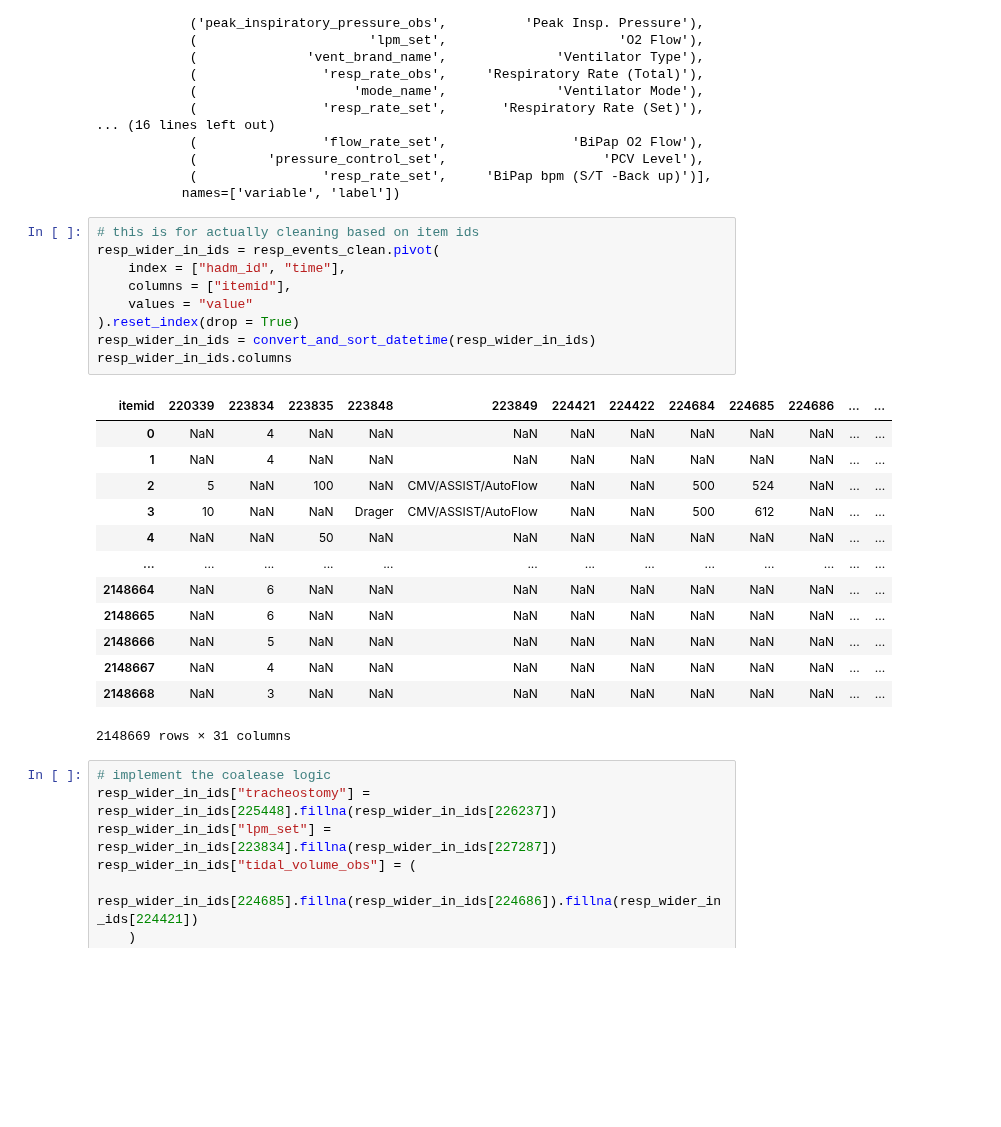
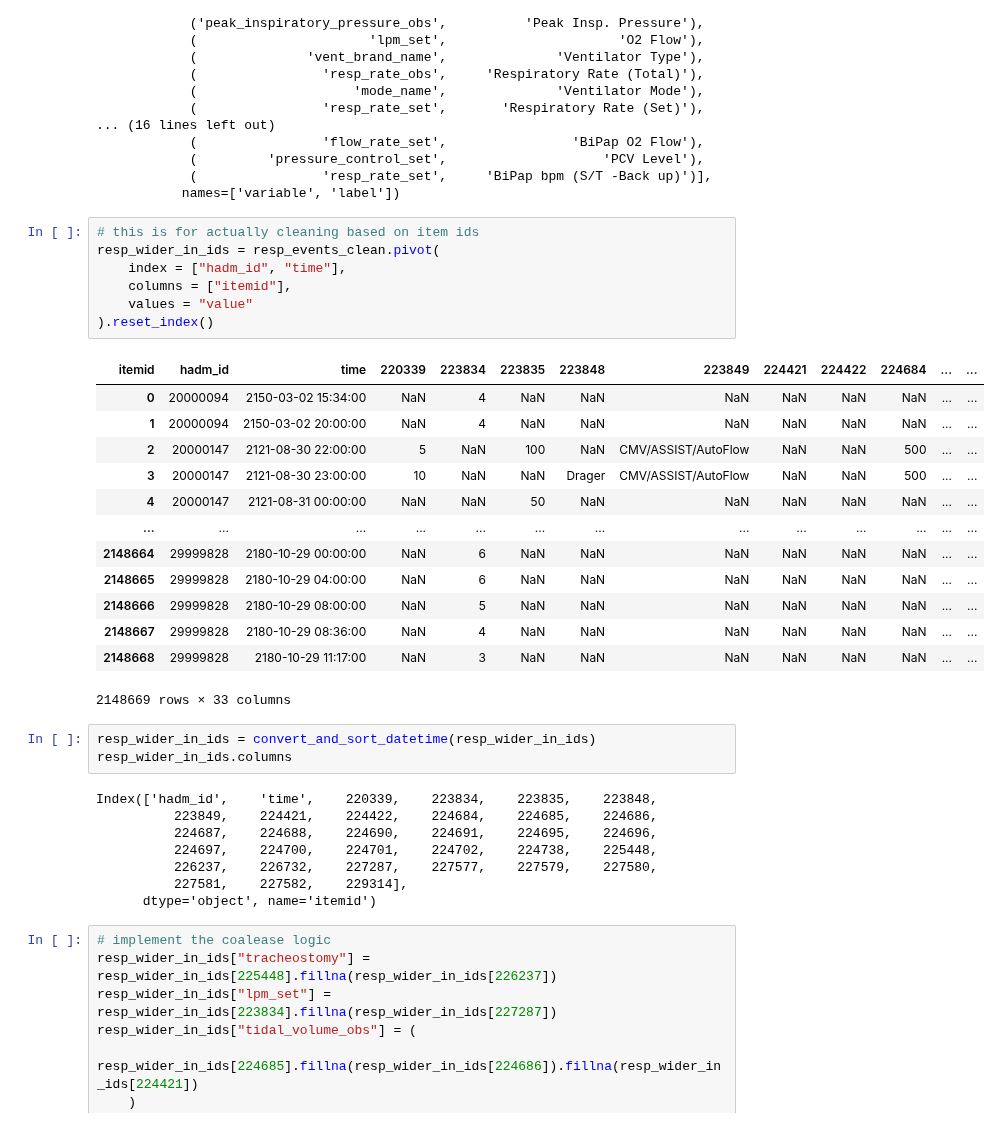
Before and after one commit to oldsandiaz/mimicclif, a Jupyter notebook: code/mimic-4.3.1-to-clif-2.0.ipynb, the cells around one changed output. Drawn from its saved outputs; the diff is of its cells as text; blank space fills up the shorter version.

```diff
--- a/code/mimic-4.3.1-to-clif-2.0.ipynb
+++ b/code/mimic-4.3.1-to-clif-2.0.ipynb
@@ -1899,26 +1871,35 @@ MultiIndex([(                  'device_name',        'O2 Delivery Device(s)'),
 # %%
 # this is for actually cleaning based on item ids
 resp_wider_in_ids = resp_events_clean.pivot(
     index = ["hadm_id", "time"],
     columns = ["itemid"],
     values = "value"
-).reset_index(drop = True)
-resp_wider_in_ids = convert_and_sort_datetime(resp_wider_in_ids)
-resp_wider_in_ids.columns
+).reset_index()
 # %% [output]
-| itemid | 220339 | 223834 | 223835 | 223848 | 223849 | 224421 | 224422 | 224684 | 224685 | 224686 | ... | ... |
-| 0 | NaN | 4 | NaN | NaN | NaN | NaN | NaN | NaN | NaN | NaN | ... | ... |
-| 1 | NaN | 4 | NaN | NaN | NaN | NaN | NaN | NaN | NaN | NaN | ... | ... |
-| 2 | 5 | NaN | 100 | NaN | CMV/ASSIST/AutoFlow | NaN | NaN | 500 | 524 | NaN | ... | ... |
-| 3 | 10 | NaN | NaN | Drager | CMV/ASSIST/AutoFlow | NaN | NaN | 500 | 612 | NaN | ... | ... |
-| 4 | NaN | NaN | 50 | NaN | NaN | NaN | NaN | NaN | NaN | NaN | ... | ... |
+| itemid | hadm_id | time | 220339 | 223834 | 223835 | 223848 | 223849 | 224421 | 224422 | 224684 | ... | ... |
+| 0 | 20000094 | 2150-03-02 15:34:00 | NaN | 4 | NaN | NaN | NaN | NaN | NaN | NaN | ... | ... |
+| 1 | 20000094 | 2150-03-02 20:00:00 | NaN | 4 | NaN | NaN | NaN | NaN | NaN | NaN | ... | ... |
+| 2 | 20000147 | 2121-08-30 22:00:00 | 5 | NaN | 100 | NaN | CMV/ASSIST/AutoFlow | NaN | NaN | 500 | ... | ... |
+| 3 | 20000147 | 2121-08-30 23:00:00 | 10 | NaN | NaN | Drager | CMV/ASSIST/AutoFlow | NaN | NaN | 500 | ... | ... |
+| 4 | 20000147 | 2121-08-31 00:00:00 | NaN | NaN | 50 | NaN | NaN | NaN | NaN | NaN | ... | ... |
 | ... | ... | ... | ... | ... | ... | ... | ... | ... | ... | ... | ... | ... |
-| 2148664 | NaN | 6 | NaN | NaN | NaN | NaN | NaN | NaN | NaN | NaN | ... | ... |
-| 2148665 | NaN | 6 | NaN | NaN | NaN | NaN | NaN | NaN | NaN | NaN | ... | ... |
-| 2148666 | NaN | 5 | NaN | NaN | NaN | NaN | NaN | NaN | NaN | NaN | ... | ... |
-| 2148667 | NaN | 4 | NaN | NaN | NaN | NaN | NaN | NaN | NaN | NaN | ... | ... |
-| 2148668 | NaN | 3 | NaN | NaN | NaN | NaN | NaN | NaN | NaN | NaN | ... | ... |
+| 2148664 | 29999828 | 2180-10-29 00:00:00 | NaN | 6 | NaN | NaN | NaN | NaN | NaN | NaN | ... | ... |
+| 2148665 | 29999828 | 2180-10-29 04:00:00 | NaN | 6 | NaN | NaN | NaN | NaN | NaN | NaN | ... | ... |
+| 2148666 | 29999828 | 2180-10-29 08:00:00 | NaN | 5 | NaN | NaN | NaN | NaN | NaN | NaN | ... | ... |
+| 2148667 | 29999828 | 2180-10-29 08:36:00 | NaN | 4 | NaN | NaN | NaN | NaN | NaN | NaN | ... | ... |
+| 2148668 | 29999828 | 2180-10-29 11:17:00 | NaN | 3 | NaN | NaN | NaN | NaN | NaN | NaN | ... | ... |
-2148669 rows × 31 columns
+2148669 rows × 33 columns
+# %%
+resp_wider_in_ids = convert_and_sort_datetime(resp_wider_in_ids)
+resp_wider_in_ids.columns
+# %% [output]
+Index(['hadm_id',    'time',    220339,    223834,    223835,    223848,
+          223849,    224421,    224422,    224684,    224685,    224686,
+          224687,    224688,    224690,    224691,    224695,    224696,
+          224697,    224700,    224701,    224702,    224738,    225448,
+          226237,    226732,    227287,    227577,    227579,    227580,
+          227581,    227582,    229314],
+      dtype='object', name='itemid')
 # %%
 # implement the coalease logic
 resp_wider_in_ids["tracheostomy"] = resp_wider_in_ids[225448].fillna(resp_wider_in_ids[226237])
```
Also changed, not shown: parts of 47 cells of this notebook.
